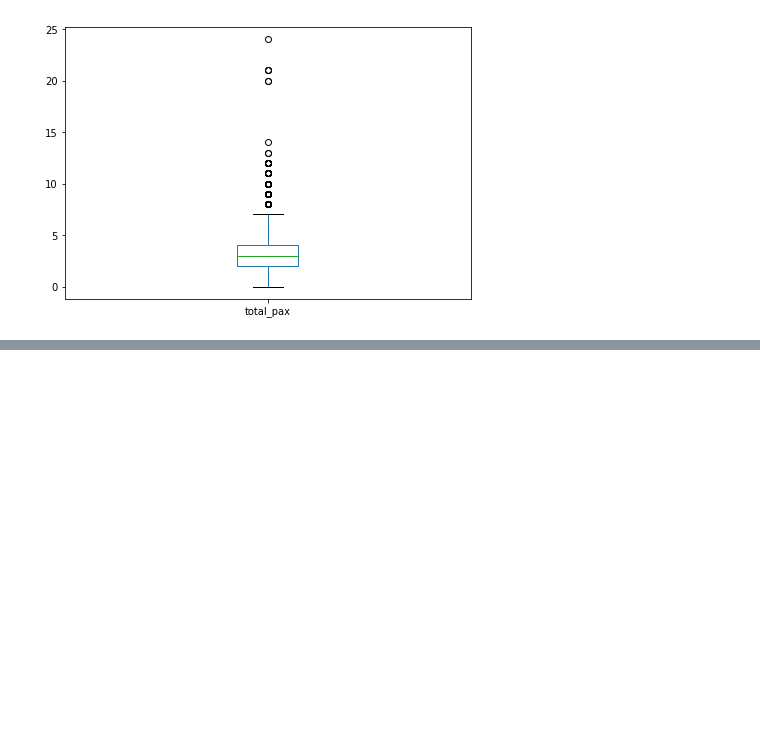
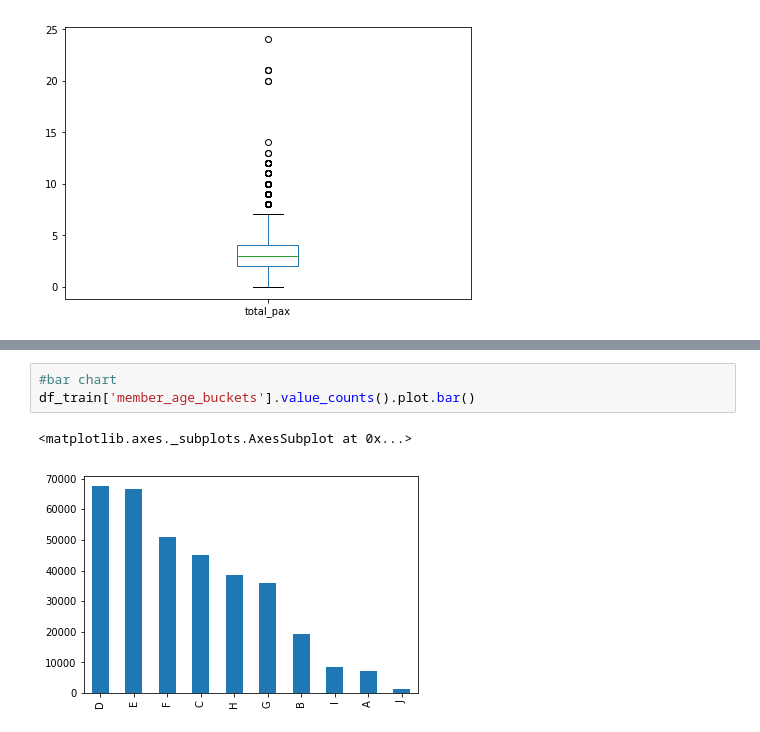
Before and after one commit to Ayanlola2002/Analyticsvidyah, a Jupyter notebook: club_mahindra.ipynb, the cells around one changed output, grey strips where cells are left out. Drawn from its saved outputs; the diff is of its cells as text; blank space fills up the shorter version.

```diff
--- a/club_mahindra.ipynb
+++ b/club_mahindra.ipynb
@@ -508,0 +526,6 @@ plt.show()
+# %%
+#bar chart
+df_train['member_age_buckets'].value_counts().plot.bar()
+# %% [output]
+<matplotlib.axes._subplots.AxesSubplot at 0x...>
+[figure, added]
```
Also changed, not shown: parts of 10 cells of this notebook.
